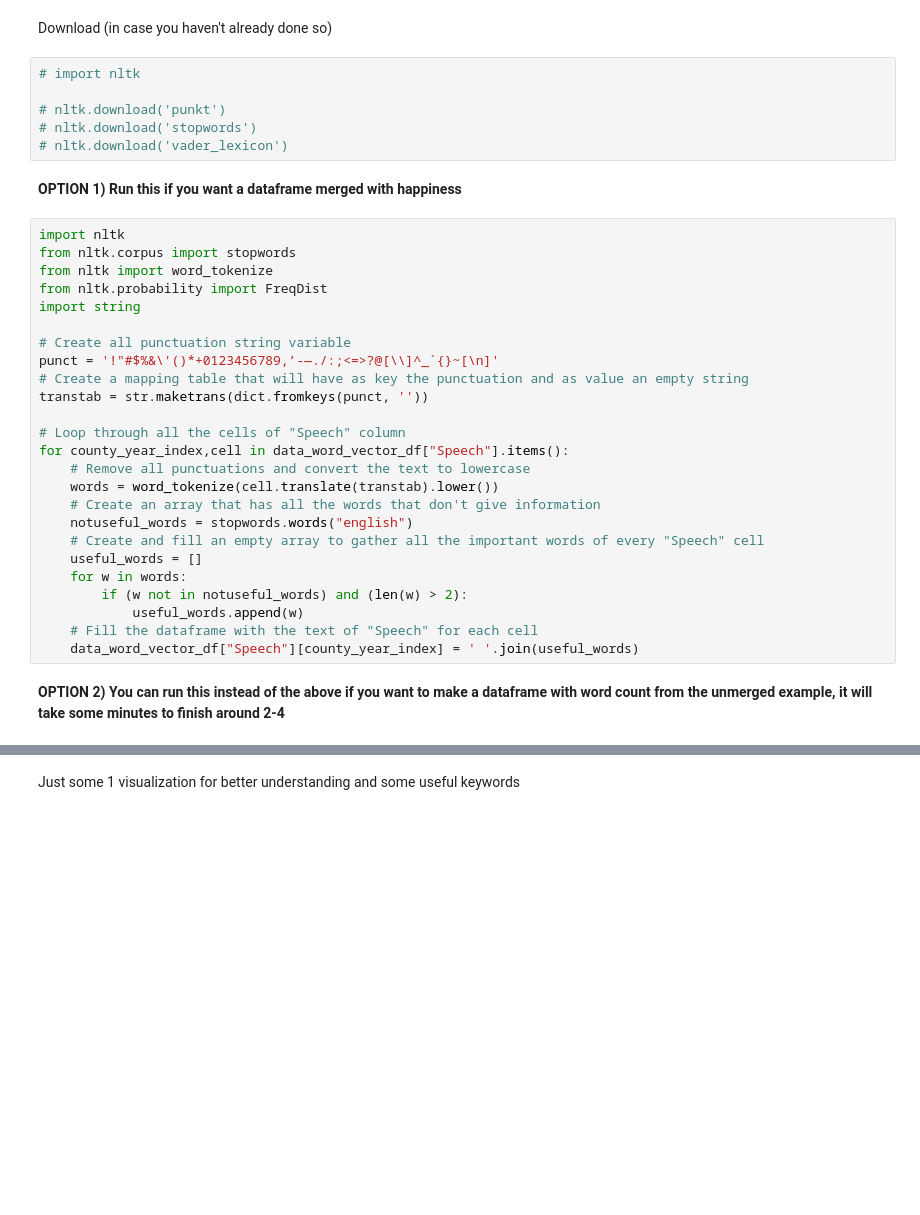
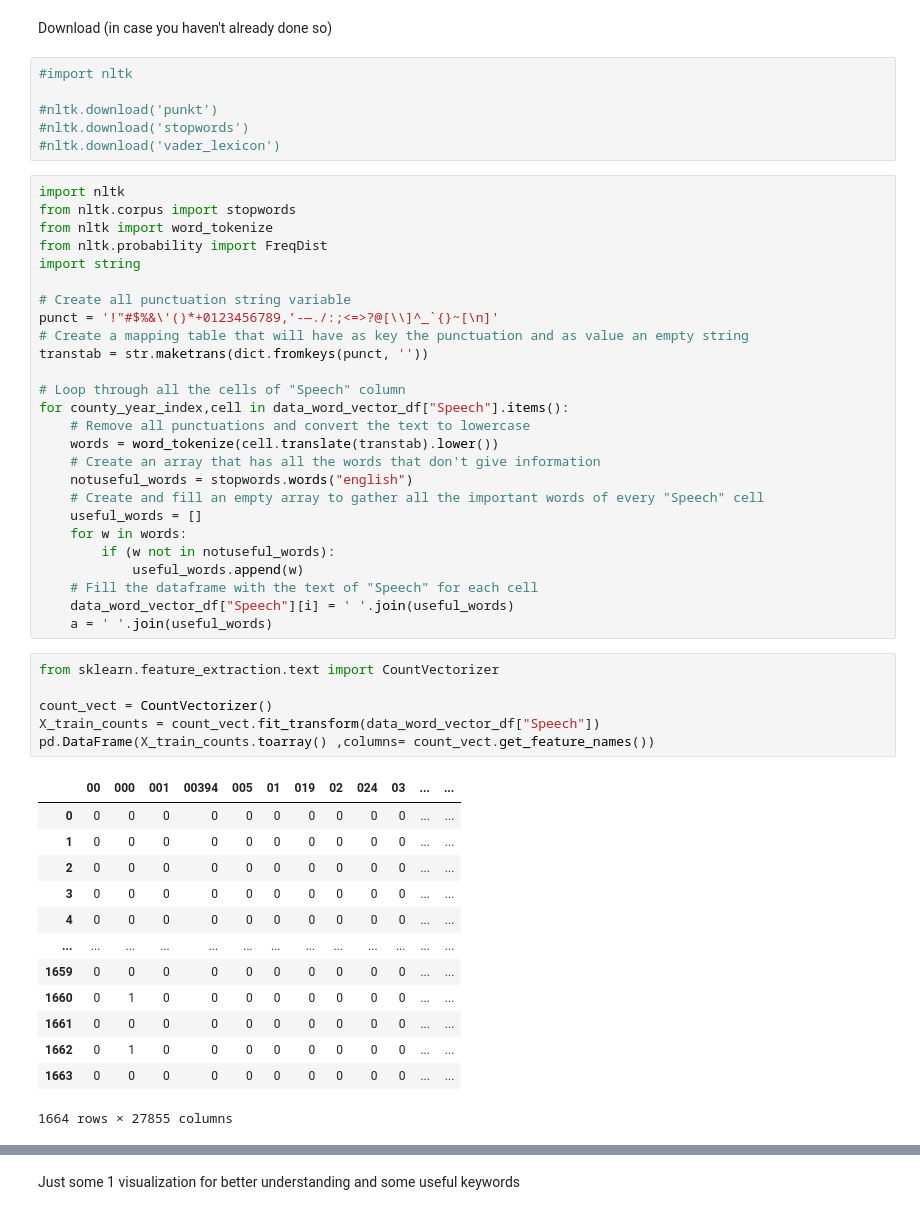
Before and after one commit to Ilna/Debates_And_WorldHappiness_Datasets_Classification, a Jupyter notebook: FDS_Assignment1_Ilia(clean and combine data)-WORDS.ipynb, the cells around one changed output, grey strips where cells are left out. Cells and saved outputs as stored; diff of their text form; blank space fills up the shorter version.

```diff
--- a/FDS_Assignment1_Ilia(clean and combine data)-WORDS.ipynb
+++ b/FDS_Assignment1_Ilia(clean and combine data)-WORDS.ipynb
@@ -84,13 +154,11 @@ data_word_vector_df_unmerged =data_word_vector_df_unmerged.set_index(["Country o
 # %% [markdown]
 Download (in case you haven't already done so)
 # %%
-# import nltk
+#import nltk
 
-# nltk.download('punkt')
-# nltk.download('stopwords')
-# nltk.download('vader_lexicon')
+#nltk.download('punkt')
+#nltk.download('stopwords')
+#nltk.download('vader_lexicon')
-# %% [markdown]
-**OPTION 1) Run this if you want a dataframe merged with happiness**
 # %%
 import nltk
 from nltk.corpus import stopwords
@@ -112,12 +180,31 @@ for county_year_index,cell in data_word_vector_df["Speech"].items():
     # Create and fill an empty array to gather all the important words of every "Speech" cell
     useful_words = []
     for w in words:
-        if (w not in notuseful_words) and (len(w) > 2):
+        if (w not in notuseful_words):
             useful_words.append(w)
     # Fill the dataframe with the text of "Speech" for each cell
-    data_word_vector_df["Speech"][county_year_index] = ' '.join(useful_words)
+    data_word_vector_df["Speech"][i] = ' '.join(useful_words)
+    a = ' '.join(useful_words)
-# %% [markdown]
-**OPTION 2) You can run this instead of the above if you want to make a dataframe with word count from the unmerged example, it will take some minutes to finish around 2-4**
+# %%
+from sklearn.feature_extraction.text import CountVectorizer
+
+count_vect = CountVectorizer()
+X_train_counts = count_vect.fit_transform(data_word_vector_df["Speech"])
+pd.DataFrame(X_train_counts.toarray() ,columns= count_vect.get_feature_names())
+# %% [output]
+|  | 00 | 000 | 001 | 00394 | 005 | 01 | 019 | 02 | 024 | 03 | ... | ... |
+| 0 | 0 | 0 | 0 | 0 | 0 | 0 | 0 | 0 | 0 | 0 | ... | ... |
+| 1 | 0 | 0 | 0 | 0 | 0 | 0 | 0 | 0 | 0 | 0 | ... | ... |
+| 2 | 0 | 0 | 0 | 0 | 0 | 0 | 0 | 0 | 0 | 0 | ... | ... |
+| 3 | 0 | 0 | 0 | 0 | 0 | 0 | 0 | 0 | 0 | 0 | ... | ... |
+| 4 | 0 | 0 | 0 | 0 | 0 | 0 | 0 | 0 | 0 | 0 | ... | ... |
+| ... | ... | ... | ... | ... | ... | ... | ... | ... | ... | ... | ... | ... |
+| 1659 | 0 | 0 | 0 | 0 | 0 | 0 | 0 | 0 | 0 | 0 | ... | ... |
+| 1660 | 0 | 1 | 0 | 0 | 0 | 0 | 0 | 0 | 0 | 0 | ... | ... |
+| 1661 | 0 | 0 | 0 | 0 | 0 | 0 | 0 | 0 | 0 | 0 | ... | ... |
+| 1662 | 0 | 1 | 0 | 0 | 0 | 0 | 0 | 0 | 0 | 0 | ... | ... |
+| 1663 | 0 | 0 | 0 | 0 | 0 | 0 | 0 | 0 | 0 | 0 | ... | ... |
+1664 rows × 27855 columns
 # %%
 import nltk
 from nltk.corpus import stopwords
```
Also changed, not shown: parts of 40 cells of this notebook.
